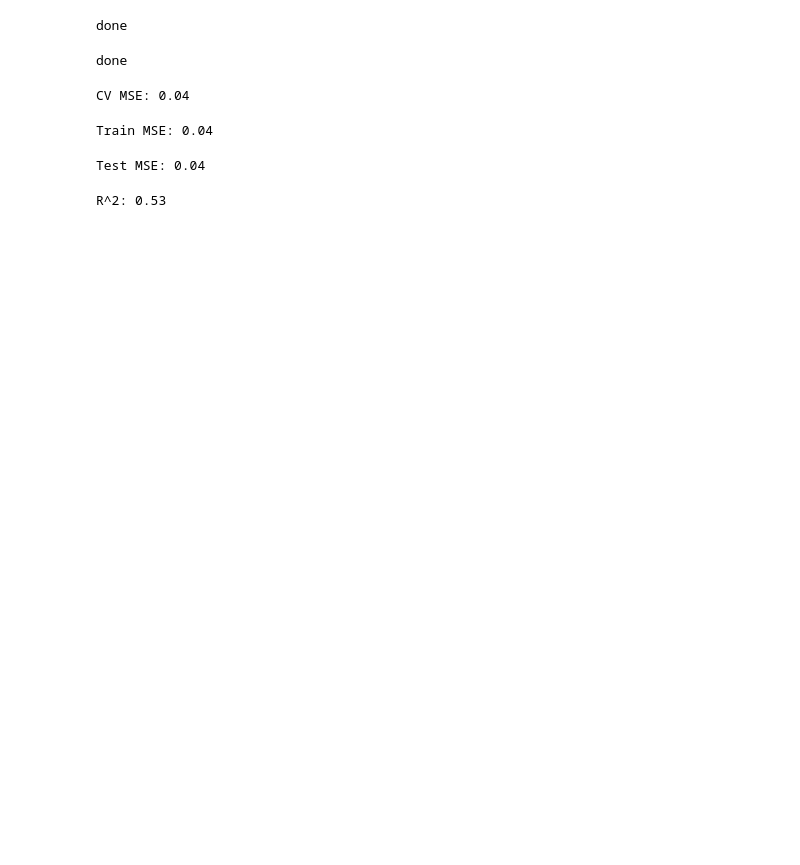
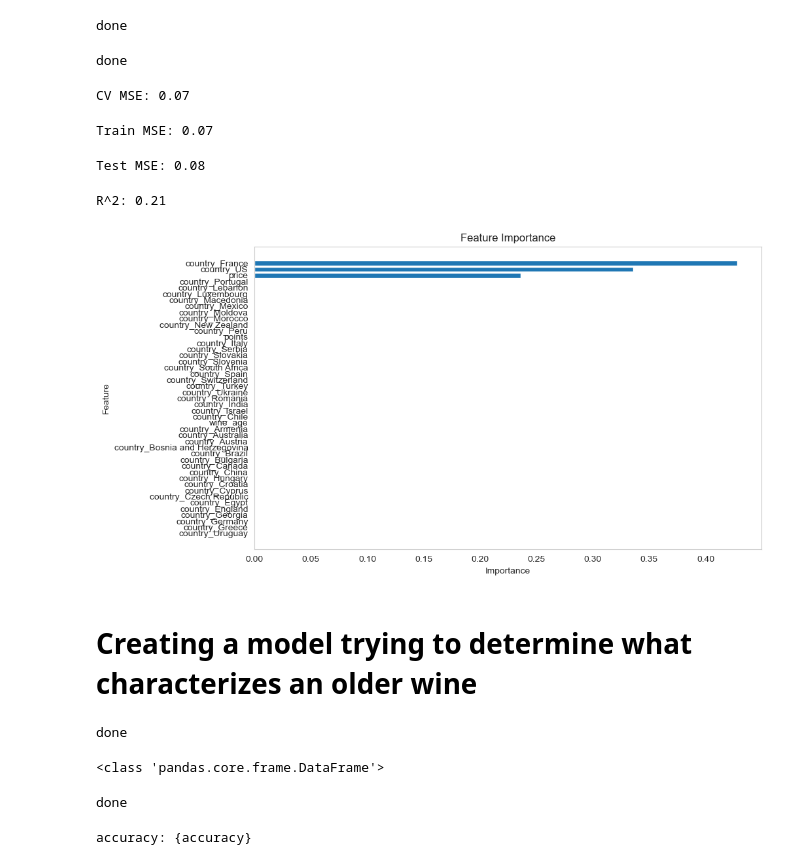
Before and after one commit to AskSalomon/Data-201, a Jupyter notebook: Sommelier.ipynb, the cells around one changed output. Saved outputs shown, nothing was run; the diff lists cells and outputs as text; code cells hidden in the pictures; blank space fills up the shorter version.

```diff
--- a/Sommelier.ipynb
+++ b/Sommelier.ipynb
@@ -359,7 +354,6 @@ sommelier_ml['reviewed_by_kerin'] = (sommelier_ml['taster_name'] == 'Kerin O’K
 # %%
-
 sommelier_ml['price'].fillna(sommelier_ml['price'].median(), inplace=True)
-sommelier_ml['taster_name'].fillna(False, inplace=True)
+sommelier_ml.dropna(subset=['taster_name'], inplace=True)
 # %% [output]
 The behavior will change in pandas 3.0. This inplace method will never work because the intermediate object on which we are setting values always behaves as a copy.
 
@@ -521,18 +523,35 @@ done
 # %%
 print('CV MSE: {:.2f}'.format(MSE_CV.mean()))
 # %% [output]
-CV MSE: 0.04
+CV MSE: 0.07
 # %%
 print('Train MSE: {:.2f}'.format(MSE(y_train, y_predict_train)))
 # %% [output]
-Train MSE: 0.04
+Train MSE: 0.07
 # %%
 print('Test MSE: {:.2f}'.format(MSE(y_test, y_predict_test)))
 # %% [output]
-Test MSE: 0.04
+Test MSE: 0.08
 # %%
 from sklearn.metrics import r2_score
 r2 = r2_score(y_test, y_predict_test)
 print(f"R^2: {r2:.2f}")
 # %% [output]
-R^2: 0.53
+R^2: 0.21
+# %%
+feature_importance = pd.DataFrame({
+    'Feature': X_train.columns,
+    'Importance': dt.feature_importances_
+}).sort_values(by='Importance', ascending=False)
+
+plt.figure(figsize=(10, 6))
+plt.barh(feature_importance['Feature'], feature_importance['Importance'])
+plt.gca().invert_yaxis()  # Invert to have the most important on top
+plt.xlabel('Importance')
+plt.ylabel('Feature')
+plt.title('Feature Importance')
+plt.show()
+# %% [output]
+[figure, added]
+# %% [markdown]
+# Creating a model trying to determine what characterizes an older wine
@@ -538,0 +560,31 @@ R^2: 0.53
+# %%
+from sklearn.model_selection import train_test_split
+
+
+X = sommelier_ml_2.drop(['older'], axis=1)
+y = sommelier_ml_2['older']
+
+X_train, X_test, y_train, y_test = train_test_split(X, y, test_size=0.3, random_state=42)
+print('done')
+# %% [output]
+done
+# %%
+print(type(sommelier_ml_2))
+# %% [output]
+<class 'pandas.core.frame.DataFrame'>
+# %%
+from sklearn.ensemble import RandomForestClassifier
+from sklearn.metrics import accuracy_score, classification_report
+
+model = RandomForestClassifier(random_state=42)
+model.fit(X_train, y_train)
+
+y_pred = model.predict(X_test)
+print('done')
+# %% [output]
+done
+# %%
+accuracy = accuracy_score(y_test, y_pred)
+print('accuracy: {accuracy}')
+# %% [output]
+accuracy: {accuracy}
```
Also changed, not shown: parts of 24 cells of this notebook.
